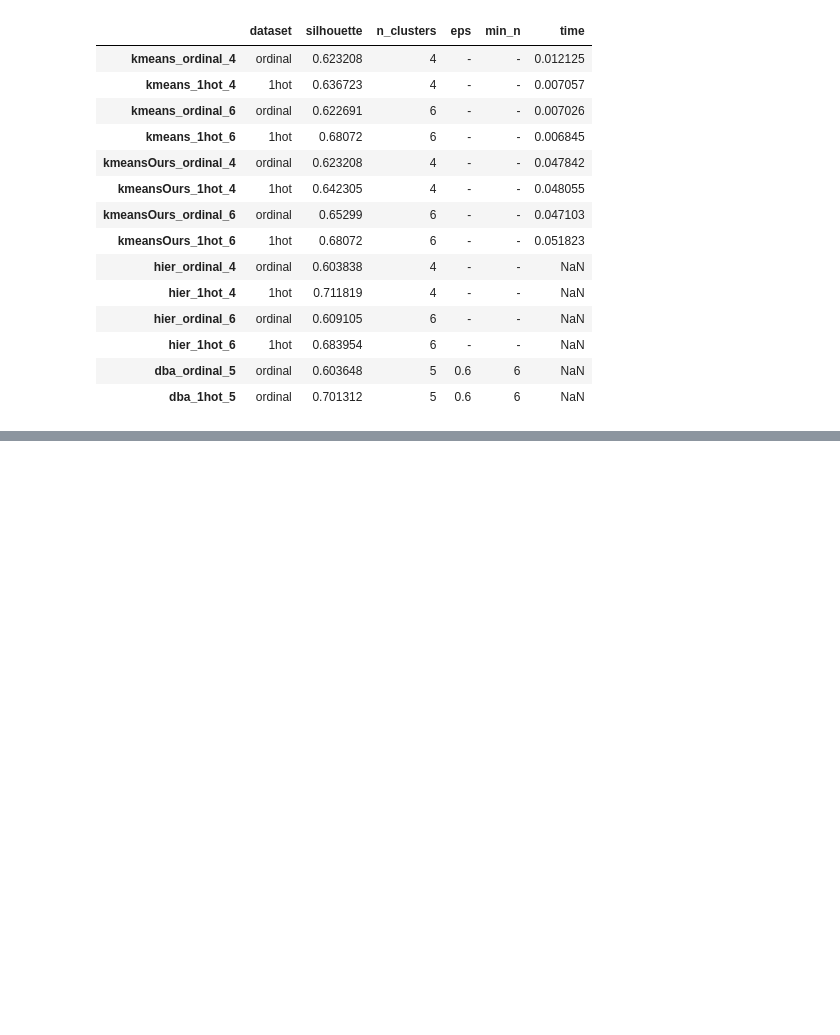
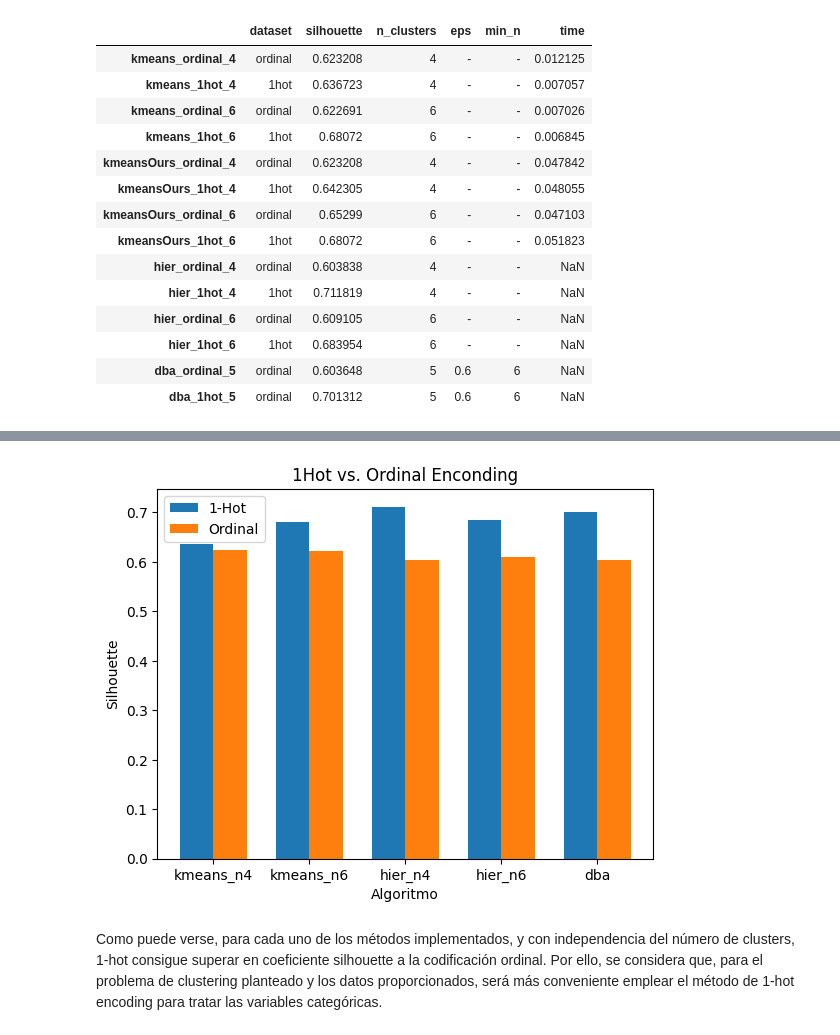
Before and after one commit to mgommez/practica2_ml, a Jupyter notebook: KMeans.ipynb, the cells around one changed output, grey strips where cells are left out. Saved outputs shown, nothing was run; the diff lists cells and outputs as text; code cells hidden in the pictures; blank space fills up the shorter version.

```diff
--- a/KMeans.ipynb
+++ b/KMeans.ipynb
@@ -1243,0 +1313,33 @@ Para la primera, se emplea el coeficiente de silhouette calculado. Como puede ob
+# %%
+# Análisis de eficiencia
+datos1 = [0.636723, 0.68072,  0.711819, 0.683954, 0.701312]
+datos2 = [0.623208, 0.622691, 0.603838, 0.609105, 0.603648]
+
+
+# Ancho de las barras
+ancho = 0.35
+
+# Crear la figura y los ejes
+fig, ax = plt.subplots()
+indices= range(len(datos1))
+
+# Agregar barras para los datos 1
+bar1 = ax.bar(indices, datos1, ancho, label='1-Hot')
+
+# Agregar barras para los datos 2
+bar2 = ax.bar([i + ancho for i in indices], datos2, ancho, label='Ordinal')
+
+# Etiquetas, título y leyenda
+ax.set_xlabel('Algoritmo')
+ax.set_ylabel('Silhouette')
+ax.set_title('1Hot vs. Ordinal Enconding')
+ax.set_xticks([i + ancho / 2 for i in indices])
+ax.set_xticklabels(["kmeans_n4", "kmeans_n6", "hier_n4", "hier_n6", "dba"])
+ax.legend()
+
+# Mostrar gráfico
+plt.show()
+# %% [output]
+[figure, added]
+# %% [markdown]
+Como puede verse, para cada uno de los métodos implementados, y con independencia del número de clusters, 1-hot consigue superar en coeficiente silhouette a la codificación ordinal. Por ello, se considera que, para el problema de clustering planteado y los datos proporcionados, será más conveniente emplear el método de 1-hot encoding para tratar las variables categóricas.
```
Also changed, not shown: parts of 5 cells of this notebook.
